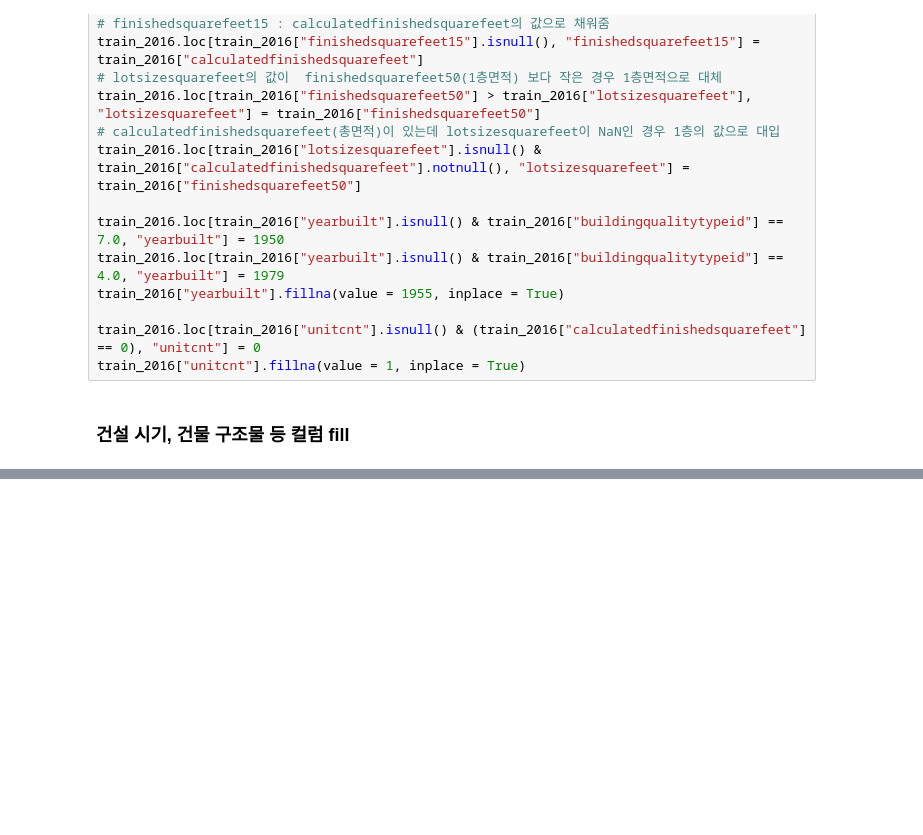
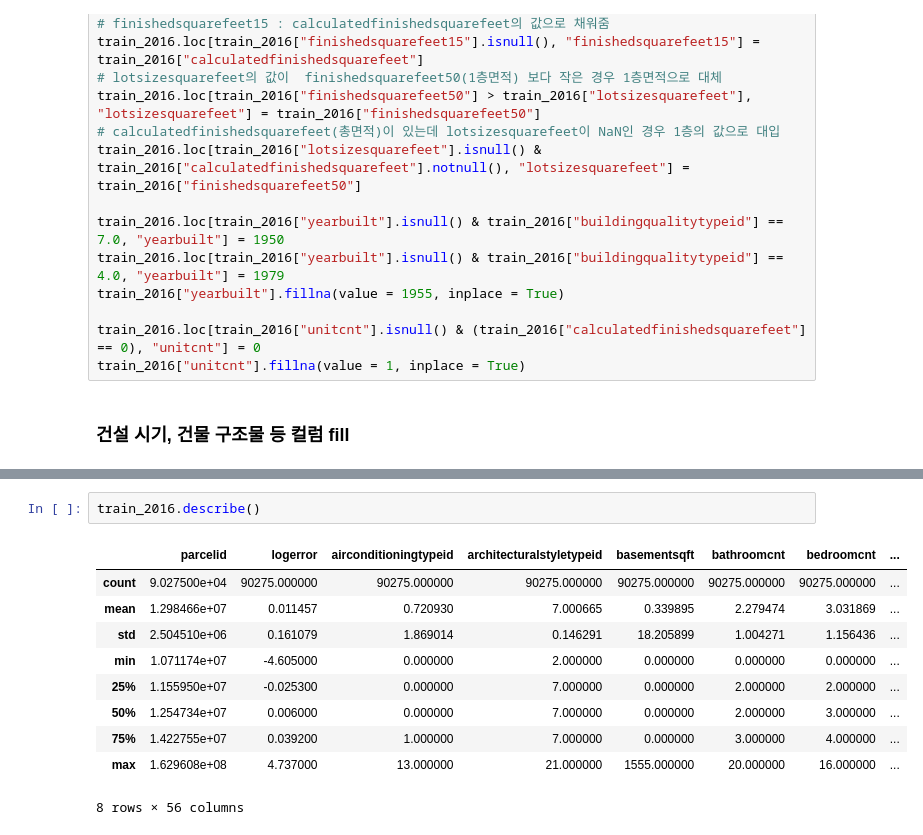
Before and after one commit to daesookimds/Zillow-Home-Value-Prediction-Project-by-Python, a Jupyter notebook: Hyungeun Yoon/Fill_NaN_Cate.ipynb, the cells around one changed output, grey strips where cells are left out. Cells and saved outputs as stored; diff of their text form; blank space fills up the shorter version.

```diff
--- a/Hyungeun Yoon/Fill_NaN_Cate.ipynb
+++ b/Hyungeun Yoon/Fill_NaN_Cate.ipynb
@@ -108,0 +209,13 @@ plt.show()
+# %%
+train_2016.describe()
+# %% [output]
+|  | parcelid | logerror | airconditioningtypeid | architecturalstyletypeid | basementsqft | bathroomcnt | bedroomcnt | ... |
+| count | 9.027500e+04 | 90275.000000 | 90275.000000 | 90275.000000 | 90275.000000 | 90275.000000 | 90275.000000 | ... |
+| mean | 1.298466e+07 | 0.011457 | 0.720930 | 7.000665 | 0.339895 | 2.279474 | 3.031869 | ... |
+| std | 2.504510e+06 | 0.161079 | 1.869014 | 0.146291 | 18.205899 | 1.004271 | 1.156436 | ... |
+| min | 1.071174e+07 | -4.605000 | 0.000000 | 2.000000 | 0.000000 | 0.000000 | 0.000000 | ... |
+| 25% | 1.155950e+07 | -0.025300 | 0.000000 | 7.000000 | 0.000000 | 2.000000 | 2.000000 | ... |
+| 50% | 1.254734e+07 | 0.006000 | 0.000000 | 7.000000 | 0.000000 | 2.000000 | 3.000000 | ... |
+| 75% | 1.422755e+07 | 0.039200 | 1.000000 | 7.000000 | 0.000000 | 3.000000 | 4.000000 | ... |
+| max | 1.629608e+08 | 4.737000 | 13.000000 | 21.000000 | 1555.000000 | 20.000000 | 16.000000 | ... |
+8 rows × 56 columns
```
Also changed, not shown: parts of 23 cells of this notebook.
